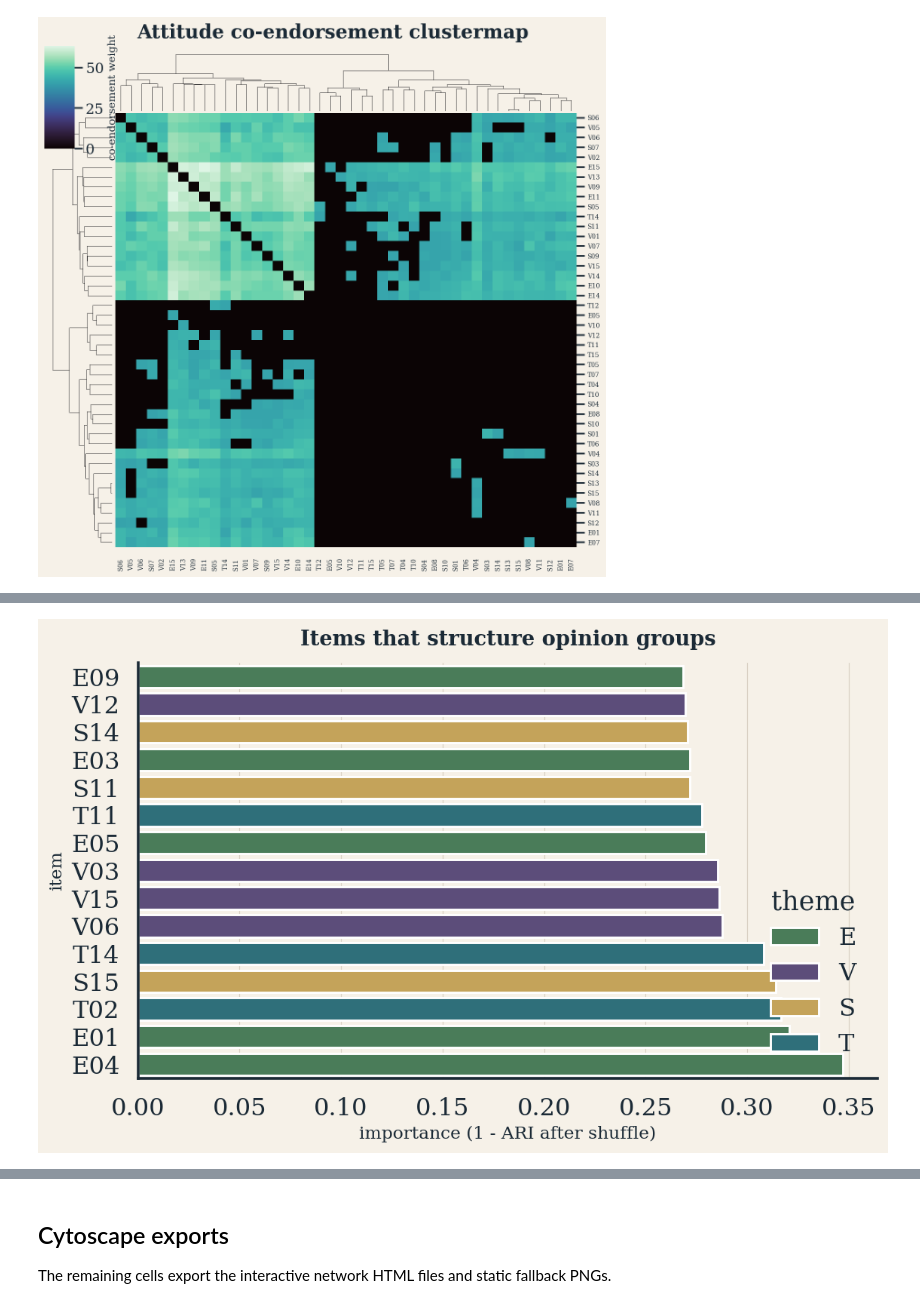
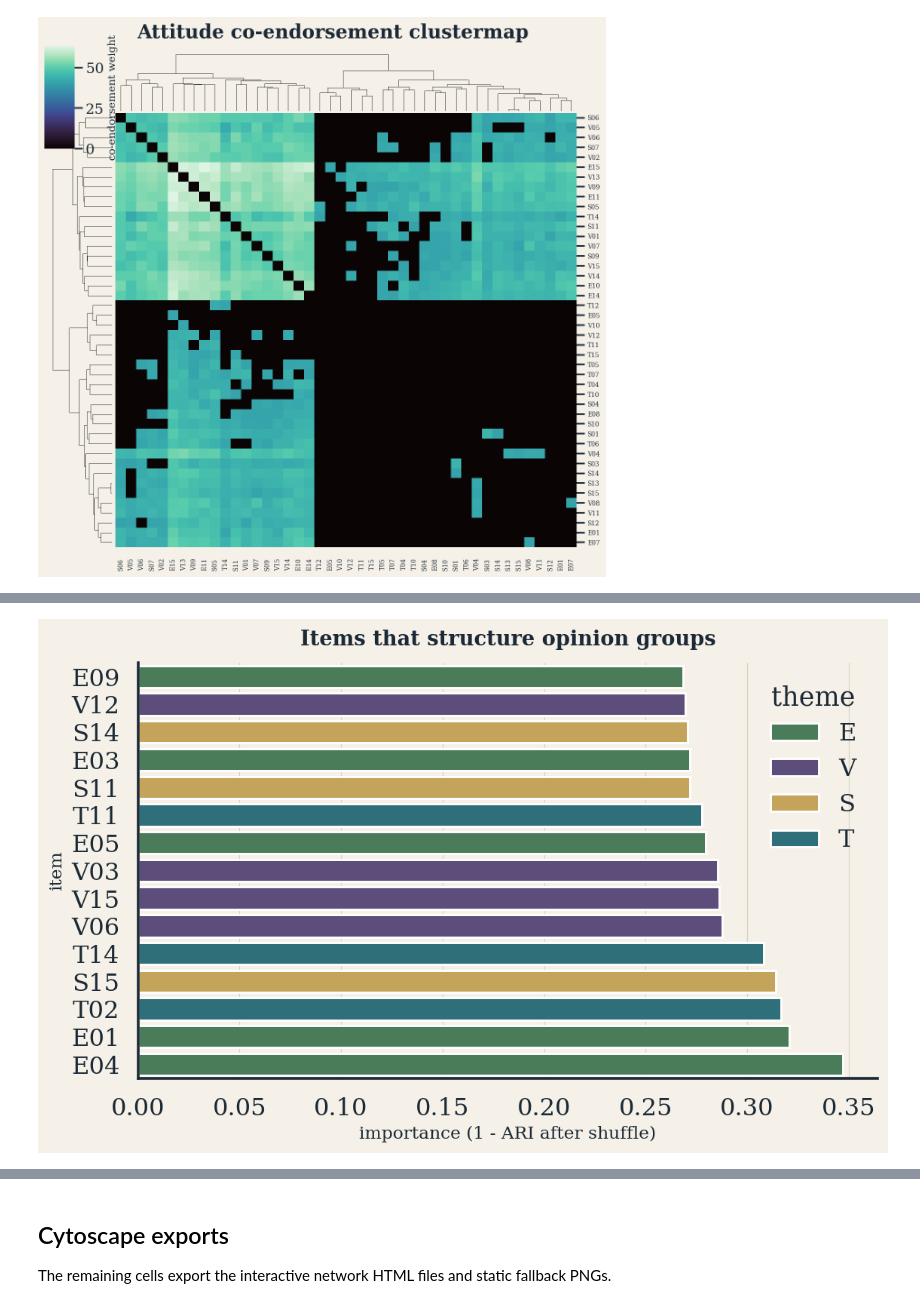
Before and after one commit to vishakkashyapk30/dpcn-a1-opinion-network-team34, a Jupyter notebook: code/regenerate_figures.ipynb, the cells around one changed output, grey strips where cells are left out. Saved outputs shown, nothing was run; the diff lists cells and outputs as text; code cells hidden in the pictures.

Commit message:
plot commits

```diff
--- a/code/regenerate_figures.ipynb
+++ b/code/regenerate_figures.ipynb
@@ -352,14 +526,14 @@ contested = pd.read_csv(ART / 'item_stats.csv').head(15)
 # %%
 fig, ax = plt.subplots(figsize=(8.4, 5.4))
 sns.barplot(data=importance.sort_values('importance'), y='item', x='importance', hue='theme', dodge=False, palette=THEME_COLORS, ax=ax, saturation=1)
 polish(ax, 'Items that structure opinion groups', 'importance (1 - ARI after shuffle)')
-ax.legend(title='theme', frameon=False, loc='lower right')
+ax.legend(title='theme', frameon=False, loc='upper right')
 fig.tight_layout()
 fig.savefig(FIG / 'item_importance_top15.png', bbox_inches='tight')
 plt.show()
 plt.close(fig)
 # %% [output]
-[figure, old version]
+[figure, new version]
 # %%
 fig, ax = plt.subplots(figsize=(8.4, 5.4))
 sns.barplot(data=contested.sort_values('variance'), y='item', x='variance', hue='theme', dodge=False, palette=THEME_COLORS, ax=ax, saturation=1)
```
Also changed, not shown: parts of 8 cells of this notebook, 31 other files.
